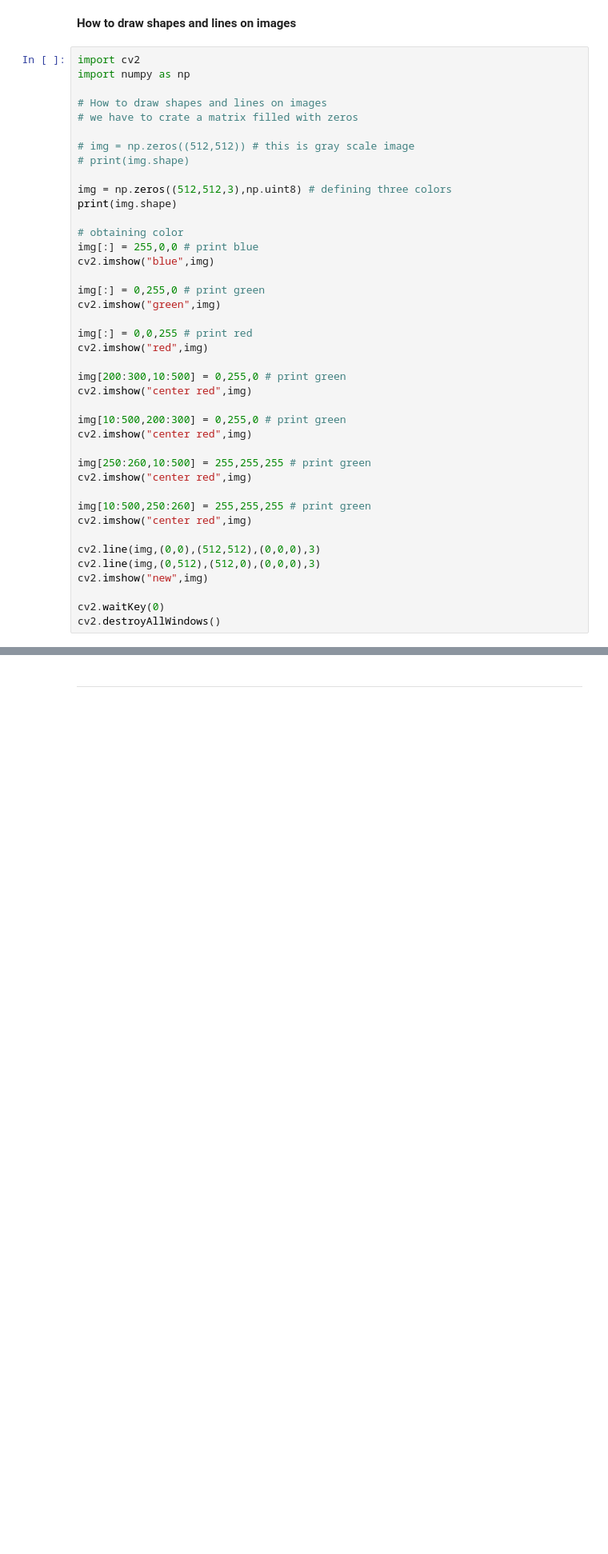
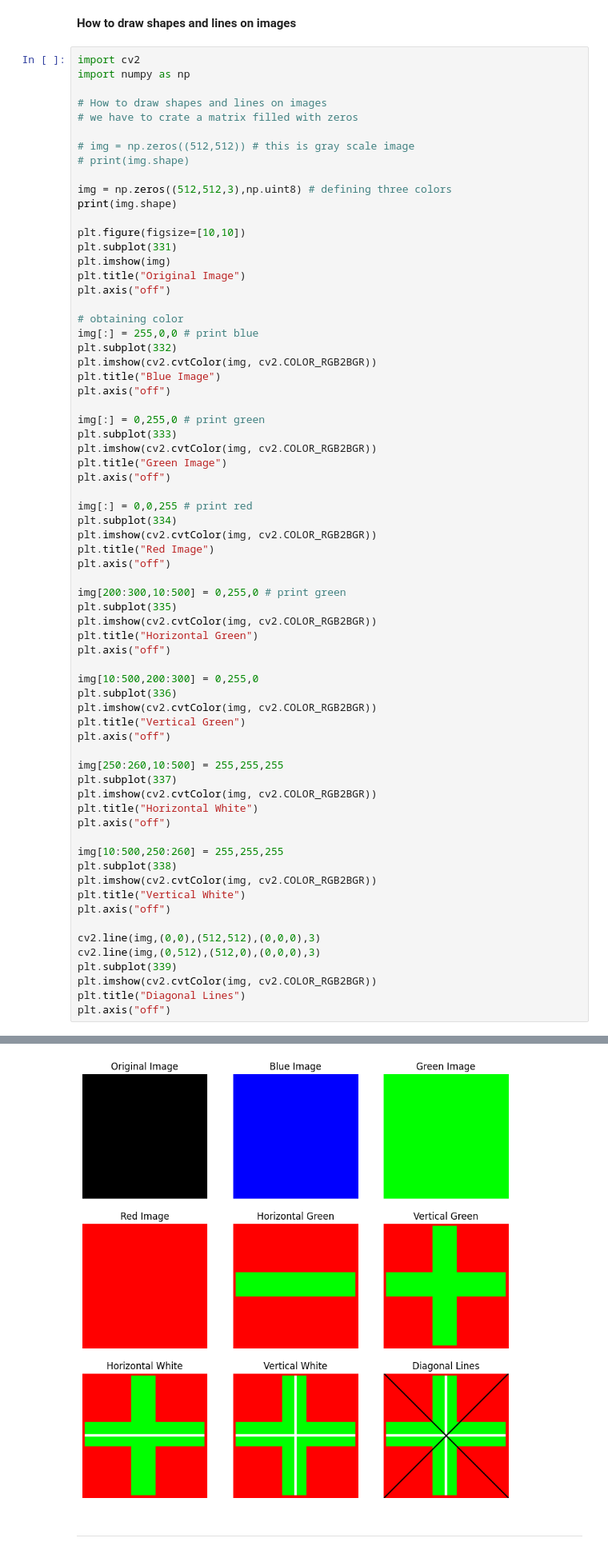
Before and after one commit to ZiaUrRehman-bit/Computer-Vision-Course, a Jupyter notebook: Lab 01/01_BasicComputerVision.ipynb, the cells around one changed output, grey strips where cells are left out. Shown at 80% size. Saved outputs shown, nothing was run; the diff lists cells and outputs as text; blank space fills up the shorter version.

```diff
--- a/Lab 01/01_BasicComputerVision.ipynb
+++ b/Lab 01/01_BasicComputerVision.ipynb
@@ -290,33 +291,60 @@ import numpy as np
 img = np.zeros((512,512,3),np.uint8) # defining three colors
 print(img.shape)
 
+plt.figure(figsize=[10,10])
+plt.subplot(331)
+plt.imshow(img)
+plt.title("Original Image")
+plt.axis("off")
+
 # obtaining color
 img[:] = 255,0,0 # print blue
-cv2.imshow("blue",img)
+plt.subplot(332)
+plt.imshow(cv2.cvtColor(img, cv2.COLOR_RGB2BGR))
+plt.title("Blue Image")
+plt.axis("off")
 
 img[:] = 0,255,0 # print green
-cv2.imshow("green",img)
+plt.subplot(333)
+plt.imshow(cv2.cvtColor(img, cv2.COLOR_RGB2BGR))
+plt.title("Green Image")
+plt.axis("off")
 
 img[:] = 0,0,255 # print red
-cv2.imshow("red",img)
+plt.subplot(334)
+plt.imshow(cv2.cvtColor(img, cv2.COLOR_RGB2BGR))
+plt.title("Red Image")
+plt.axis("off")
 
 img[200:300,10:500] = 0,255,0 # print green
-cv2.imshow("center red",img)
+plt.subplot(335)
+plt.imshow(cv2.cvtColor(img, cv2.COLOR_RGB2BGR))
+plt.title("Horizontal Green")
+plt.axis("off")
 
-img[10:500,200:300] = 0,255,0 # print green
-cv2.imshow("center red",img)
+img[10:500,200:300] = 0,255,0
+plt.subplot(336)
+plt.imshow(cv2.cvtColor(img, cv2.COLOR_RGB2BGR))
+plt.title("Vertical Green")
+plt.axis("off")
 
-img[250:260,10:500] = 255,255,255 # print green
-cv2.imshow("center red",img)
+img[250:260,10:500] = 255,255,255
+plt.subplot(337)
+plt.imshow(cv2.cvtColor(img, cv2.COLOR_RGB2BGR))
+plt.title("Horizontal White")
+plt.axis("off")
 
-img[10:500,250:260] = 255,255,255 # print green
-cv2.imshow("center red",img)
+img[10:500,250:260] = 255,255,255
+plt.subplot(338)
+plt.imshow(cv2.cvtColor(img, cv2.COLOR_RGB2BGR))
+plt.title("Vertical White")
+plt.axis("off")
 
 cv2.line(img,(0,0),(512,512),(0,0,0),3)
 cv2.line(img,(0,512),(512,0),(0,0,0),3)
-cv2.imshow("new",img)
-
-cv2.waitKey(0)
-cv2.destroyAllWindows()
+plt.subplot(339)
+plt.imshow(cv2.cvtColor(img, cv2.COLOR_RGB2BGR))
+plt.title("Diagonal Lines")
+plt.axis("off")
 # %% [output]
 (512, 512, 3)
@@ -323,3 +352,4 @@ cv2.destroyAllWindows()
+[figure, added]
 # %% [markdown]
 ****
 # %% [markdown]
```
Also changed, not shown: parts of 6 cells of this notebook.
